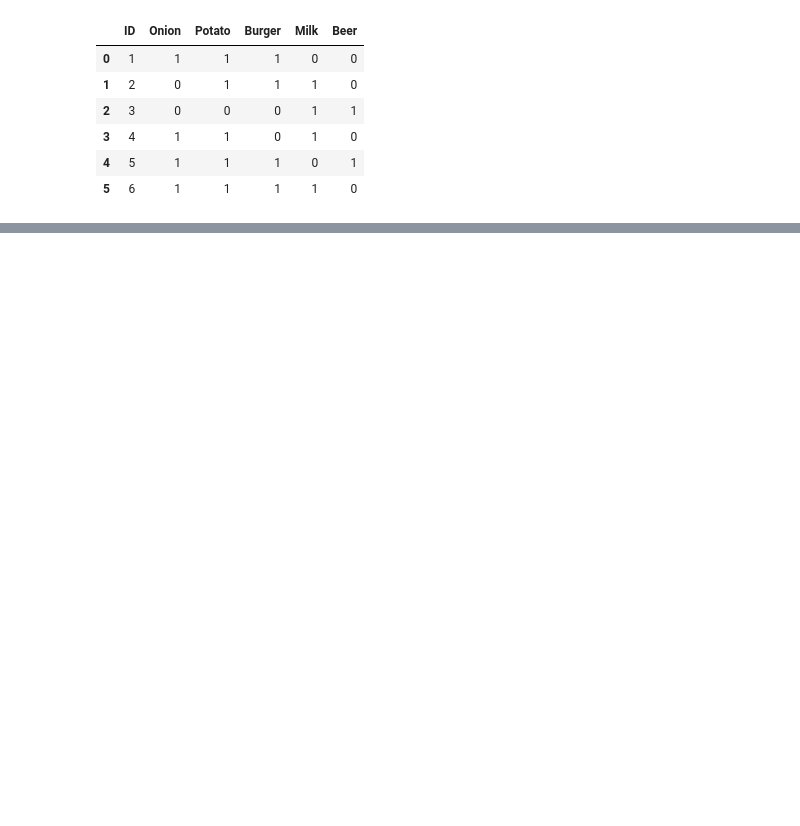
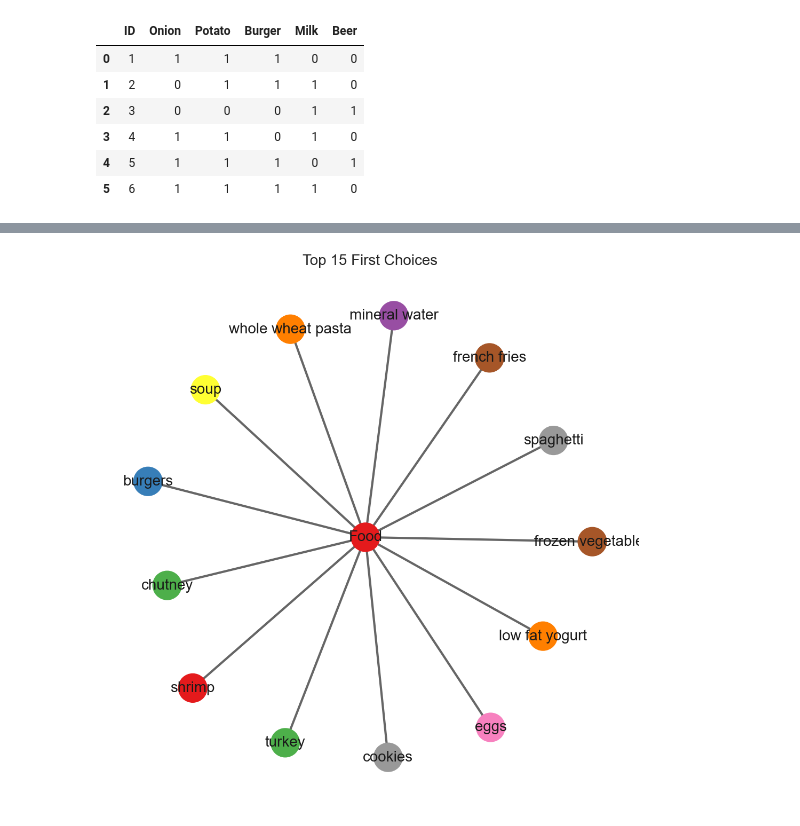
Before and after one commit to Dev-IA-P5-2027/july.rabot, a Jupyter notebook: Python/Story 3.ipynb, the cells around one changed output, grey strips where cells are left out. Drawn from its saved outputs; the diff is of its cells as text; code cells hidden in the pictures; blank space fills up the shorter version.

```diff
--- a/Python/Story 3.ipynb
+++ b/Python/Story 3.ipynb
@@ -259,7 +446,7 @@ import seaborn as sns
 from mlxtend.frequent_patterns import apriori
 from mlxtend.frequent_patterns import association_rules
 # %%
-sns.set(style="darkgrid", color_codes=True)
+sns.set_theme(style="darkgrid", color_codes=True)
 pd.set_option('display.max_columns', 75)
 # %%
 data = pd.read_csv("C:\\Users\\july.rabot\\Documents\\exercice python\\Market_Basket_Optimisation.csv", header = None)
@@ -285,17 +509,35 @@ pip install warnings
 # %%
 import warnings
+import networkx as nx
 warnings.filterwarnings('ignore')
 
+# plt.rcParams['figure.figsize'] = (13, 13)
+# pos = nx.spring_layout(food)
+# color = plt.cm.Set1(np.linspace(0, 15, 1))
+# nx.draw_networkx_nodes(food, pos, node_size = 15000, node_color = color)
+# nx.draw_networkx_edges(food, pos, width = 3, alpha = 0.6, edge_color = 'black')
+# nx.draw_networkx_labels(food, pos, font_size = 20, font_family = 'sans-serif')
+# plt.axis('off')
+# plt.grid()
+# plt.title('Top 15 First Choices', fontsize = 20)
+# plt.show()
+
 plt.rcParams['figure.figsize'] = (13, 13)
+
 pos = nx.spring_layout(food)
-color = plt.cm.Set1(np.linspace(0, 15, 1))
-nx.draw_networkx_nodes(food, pos, node_size = 15000, node_color = color)
-nx.draw_networkx_edges(food, pos, width = 3, alpha = 0.6, edge_color = 'black')
-nx.draw_networkx_labels(food, pos, font_size = 20, font_family = 'sans-serif')
+
+# Générer autant de couleurs que de noeuds
+colors = plt.cm.Set1(np.linspace(0, 1, len(food.nodes)))
+
+nx.draw_networkx_nodes(food, pos, node_size=1500, node_color=colors)
+nx.draw_networkx_edges(food, pos, width=3, alpha=0.6, edge_color='black')
+nx.draw_networkx_labels(food, pos, font_size=20, font_family='sans-serif')
+
 plt.axis('off')
-plt.grid()
-plt.title('Top 15 First Choices', fontsize = 20)
+plt.title('Top 15 First Choices', fontsize=20)
 plt.show()
+# %% [output]
+[figure, added]
 # %%
 transactions = []
 for i in range(len(data)):
```
Also changed, not shown: parts of 75 cells of this notebook.
